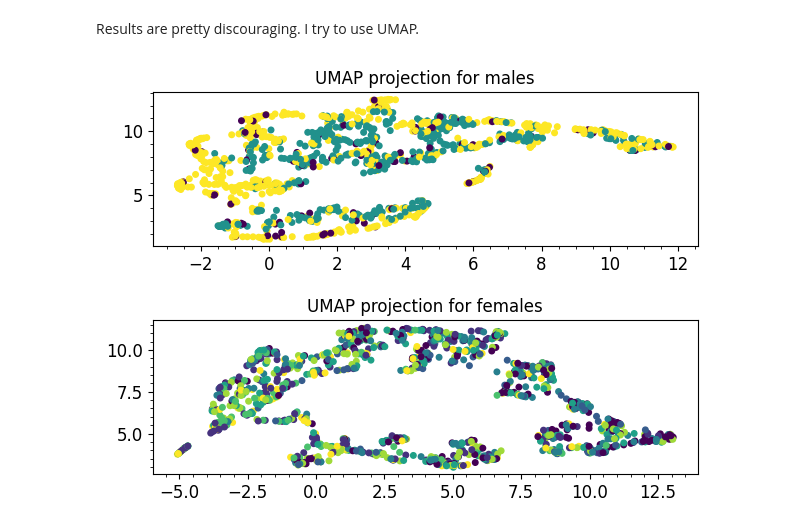
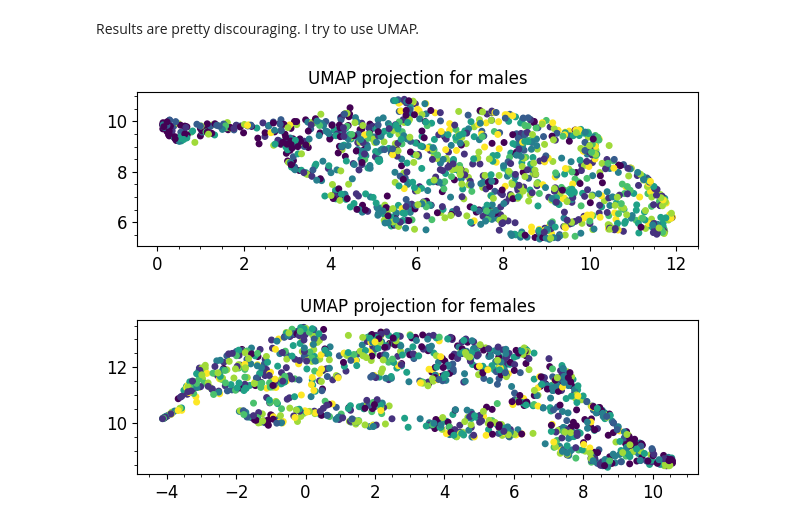
Before and after one commit to djanloo/dynamiting, a Jupyter notebook: mde.ipynb, the cells around one changed output. Cells and saved outputs as stored; diff of their text form; code cells hidden in the pictures.

Commit message:
Interesting results with UMAP for #2

```diff
--- a/mde.ipynb
+++ b/mde.ipynb
@@ -10,7 +10,7 @@ excluded = [
     "modality",
     # "vocal_channel",
     # "emotional_intensity",
-    "statement",
+    # "statement",
     "repetition",
     # "actor",
     "channels",
@@ -27,7 +27,7 @@ excluded = [
 ]
 df = intensity_fill.fill_intensity(df)
 
-categorical = ["sex", "emotion", "emotional_intensity", "vocal_channel"]
+categorical = ["sex", "emotion", "emotional_intensity", "vocal_channel", "statement"]
 df.drop(columns=excluded, inplace=True)
 for field in categorical:
     df[field] = pd.Categorical(df[field]).codes
@@ -222,24 +222,23 @@ plt.show()
 Results are pretty discouraging. I try to use UMAP.
 # %%
 import umap
-
-reducer = umap.UMAP()
-#
-embedding_males = reducer.fit_transform(df.drop(columns=["emotion"])[df.sex==1])
-embedding_females = reducer.fit_transform(df.drop(columns=["emotion"])[df.sex==0])
+reducer = umap.UMAP(n_neighbors=100)
+X = df.drop(columns=["emotion", "emotional_intensity"])
+embedding_males = reducer.fit_transform(X[df.sex==1])
+embedding_females = reducer.fit_transform(X[df.sex==0])
 # %%
 fig, axes = plt.subplots(2)
 axes[0].scatter(
     embedding_males[:, 0],
     embedding_males[:, 1],
-    c=df.vocal_channel[df.sex==1])
+    c=df.emotion[df.sex==1])
 axes[0].set_title('UMAP projection for males', fontsize=12);
 
 axes[1].scatter(
     embedding_females[:, 0],
     embedding_females[:, 1],
     c=df.emotion[df.sex==0])
 # plt.gca().set_aspect('equal', 'datalim')
 axes[1].set_title('UMAP projection for females', fontsize=12);
 # %% [output]
-[figure, old version]
+[figure, new version]
```
Also changed, not shown: parts of 5 cells of this notebook.
